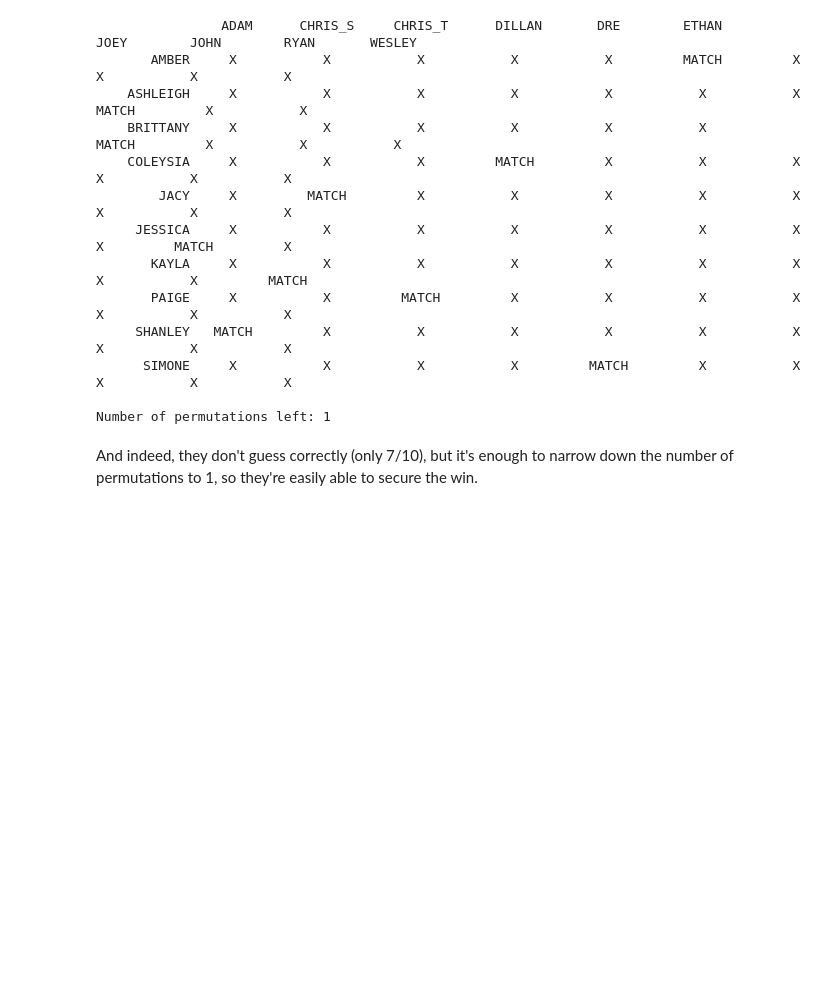
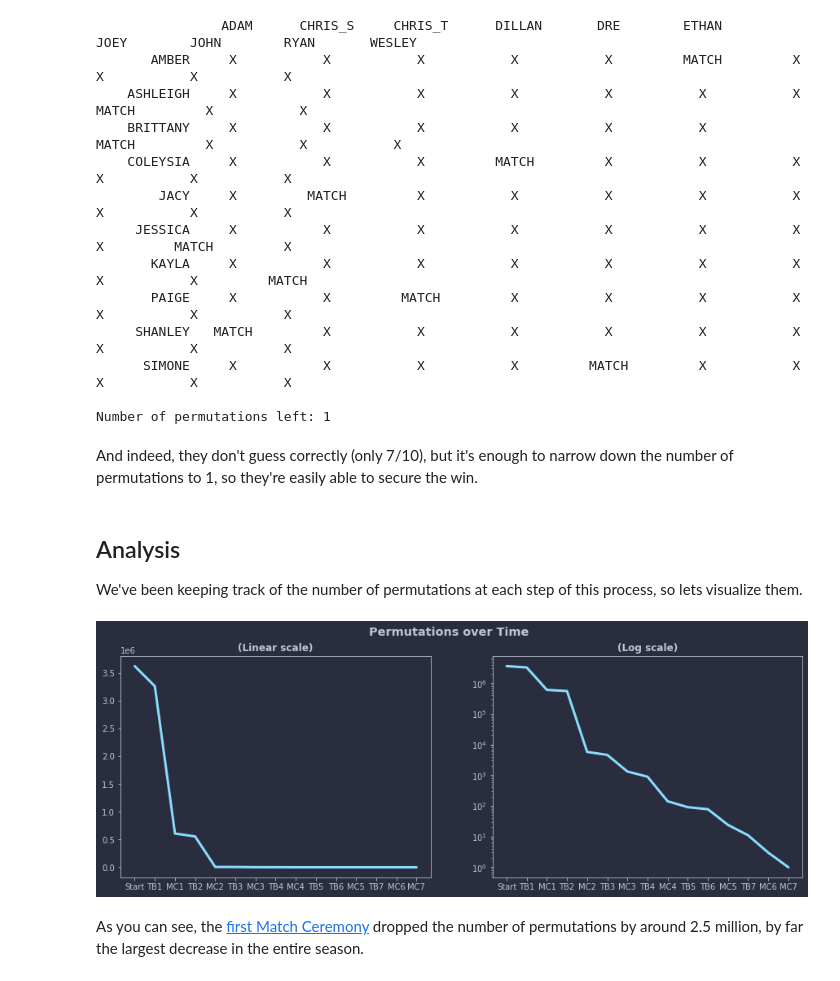
Before and after one commit to mirrorkeydev/Visualizations, a Jupyter notebook: areyoutheone/areyoutheone.ipynb, the cells around one changed output. Saved outputs shown, nothing was run; the diff lists cells and outputs as text; code cells hidden in the pictures; blank space fills up the shorter version.

Commit message:
More graphs

```diff
--- a/areyoutheone/areyoutheone.ipynb
+++ b/areyoutheone/areyoutheone.ipynb
@@ -492,6 +509,7 @@ correct_match_count = 5
 men_perms = [p for p in men_perms if valid_perm(p, matches, correct_match_count)]
 
 print_probabilities(men_perms)
+perms_over_time.append(('MC5', len(men_perms)))
 print(f"Number of permutations left: {len(men_perms)}")
 # %% [output]
                 ADAM      CHRIS_S     CHRIS_T      DILLAN       DRE        ETHAN        JOEY        JOHN        RYAN       WESLEY
@@ -515,6 +533,7 @@ Chris T. and Paige are a match!
 men_perms = [p for p in men_perms if p[Women.PAIGE.value] == Men.CHRIS_T.value]
 
 print_probabilities(men_perms)
+perms_over_time.append(('TB7', len(men_perms)))
 print(f"Number of permutations left: {len(men_perms)}")
 # %% [output]
                 ADAM      CHRIS_S     CHRIS_T      DILLAN       DRE        ETHAN        JOEY        JOHN        RYAN       WESLEY
@@ -544,6 +563,7 @@ men_perms = [p for p in men_perms if valid_perm(p, matches, correct_match_count)
 
 print_probabilities(men_perms)
 print_configurations(men_perms, 3, False)
+perms_over_time.append(('MC6', len(men_perms)))
 print(f"Number of permutations left: {len(men_perms)}")
 # %% [output]
                 ADAM      CHRIS_S     CHRIS_T      DILLAN       DRE        ETHAN        JOEY        JOHN        RYAN       WESLEY
@@ -576,6 +596,7 @@ correct_match_count = 7
 men_perms = [p for p in men_perms if valid_perm(p, matches, correct_match_count)]
 
 print_probabilities(men_perms)
+perms_over_time.append(('MC7', len(men_perms)))
 print(f"Number of permutations left: {len(men_perms)}")
 # %% [output]
                 ADAM      CHRIS_S     CHRIS_T      DILLAN       DRE        ETHAN        JOEY        JOHN        RYAN       WESLEY
@@ -593,3 +614,30 @@ print(f"Number of permutations left: {len(men_perms)}")
 Number of permutations left: 1
 # %% [markdown]
 And indeed, they don't guess correctly (only 7/10), but it's enough to narrow down the number of permutations to 1, so they're easily able to secure the win.
+# %% [markdown]
+## Analysis
+
+We've been keeping track of the number of permutations at each step of this process, so lets visualize them.
+# %%
+import matplotlib
+from matplotlib import pyplot as plt
+
+# Isn't read correctly from the matplotlibrc, so need to manually set
+matplotlib.rcParams["figure.facecolor"] = '#292d3e'
+
+# Plotting!
+plt.figure(figsize=(15, 5))
+plt.suptitle('Permutations over Time ')
+plt.subplot(121)
+plt.plot([x[0] for x in perms_over_time], [x[1] for x in perms_over_time])
+plt.gca().set_title('(Linear scale)')
+plt.subplot(122)
+plt.plot([x[0] for x in perms_over_time], [x[1] for x in perms_over_time])
+plt.gca().set_title('(Log scale)')
+plt.yscale('log')
+
+plt.show()
+# %% [output]
+[figure, added]
+# %% [markdown]
+As you can see, the [first Match Ceremony](#Match-Ceremony-1) dropped the number of permutations by around 2.5 million, by far the largest decrease in the entire season.
```
Also changed, not shown: parts of 14 cells of this notebook, 2 other files.
